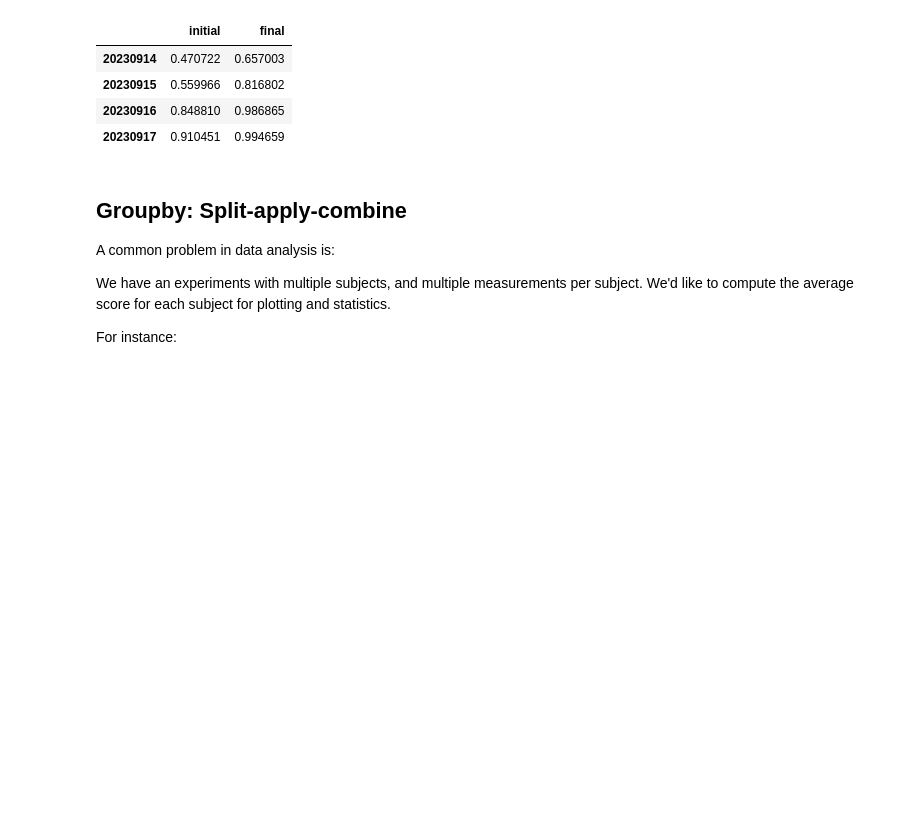
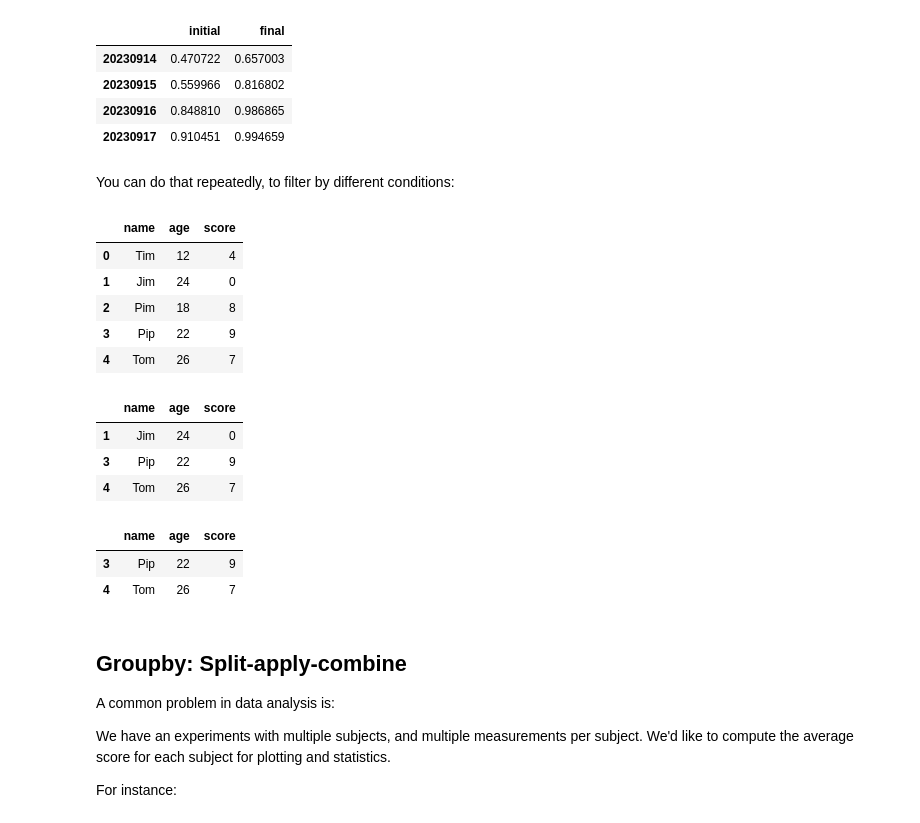
Before and after one commit to janclemenslab/neu715, a Jupyter notebook: docs/_sources/lectures/lecture 4/4.01_pandas.ipynb, the cells around one changed output. Drawn from its saved outputs; the diff is of its cells as text; code cells hidden in the pictures; blank space fills up the shorter version.

```diff
--- a/docs/_sources/lectures/lecture 4/4.01_pandas.ipynb
+++ b/docs/_sources/lectures/lecture 4/4.01_pandas.ipynb
@@ -205,6 +204,31 @@ df[df['initial']> 0.4]
 | 20230915 | 0.559966 | 0.816802 |
 | 20230916 | 0.848810 | 0.986865 |
 | 20230917 | 0.910451 | 0.994659 |
+# %% [markdown]
+You can do that repeatedly, to filter by different conditions:
+# %%
+df = pd.DataFrame({'name': ['Tim', 'Jim', 'Pim', 'Pip', 'Tom'], 'age': [12, 24, 18, 22, 26], 'score': [4, 0, 8, 9, 7]})
+display(df)
+
+old_guys = df[df['age']> 20]
+display(old_guys)
+
+high_scorer = old_guys[old_guys['score']> 4]
+display(high_scorer)
+# %% [output]
+|  | name | age | score |
+| 0 | Tim | 12 | 4 |
+| 1 | Jim | 24 | 0 |
+| 2 | Pim | 18 | 8 |
+| 3 | Pip | 22 | 9 |
+| 4 | Tom | 26 | 7 |
+|  | name | age | score |
+| 1 | Jim | 24 | 0 |
+| 3 | Pip | 22 | 9 |
+| 4 | Tom | 26 | 7 |
+|  | name | age | score |
+| 3 | Pip | 22 | 9 |
+| 4 | Tom | 26 | 7 |
 # %% [markdown]
 ## Groupby: Split-apply-combine
 A common problem in data analysis is:
```
Also changed, not shown: parts of 1 cell of this notebook, 3 other files.
